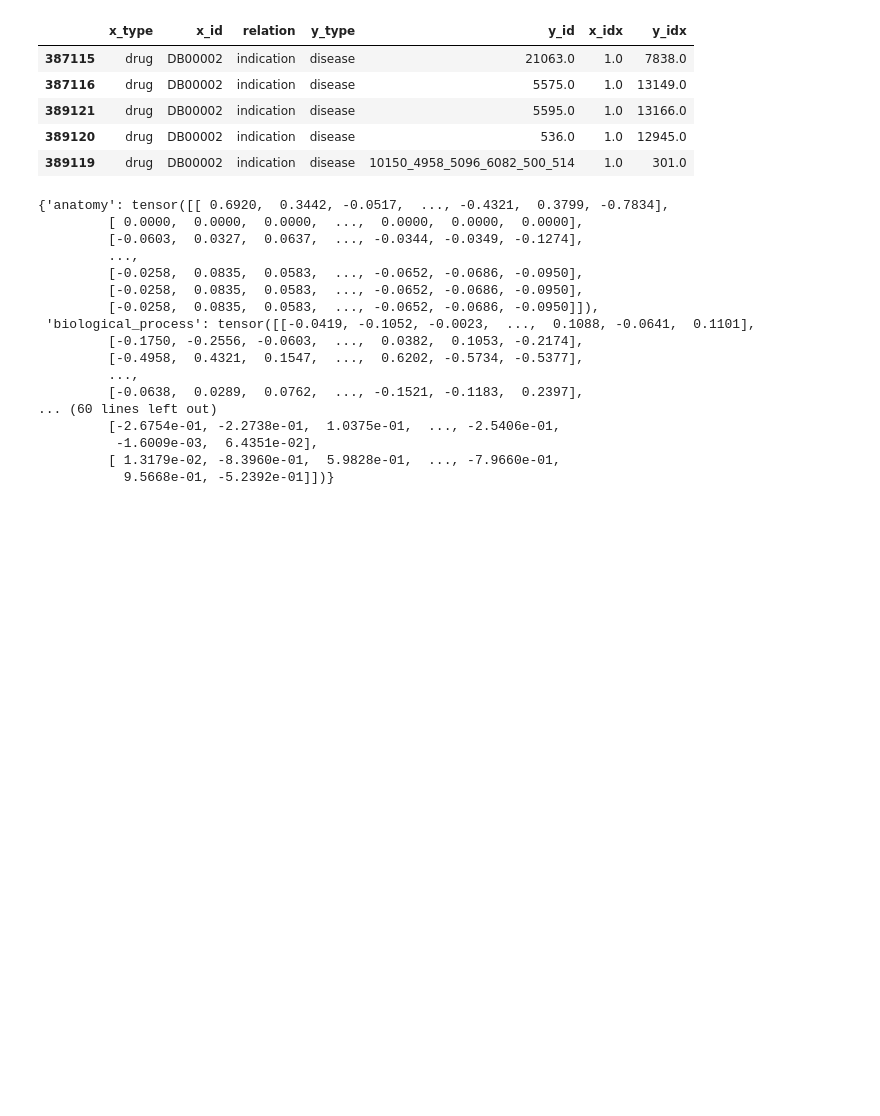
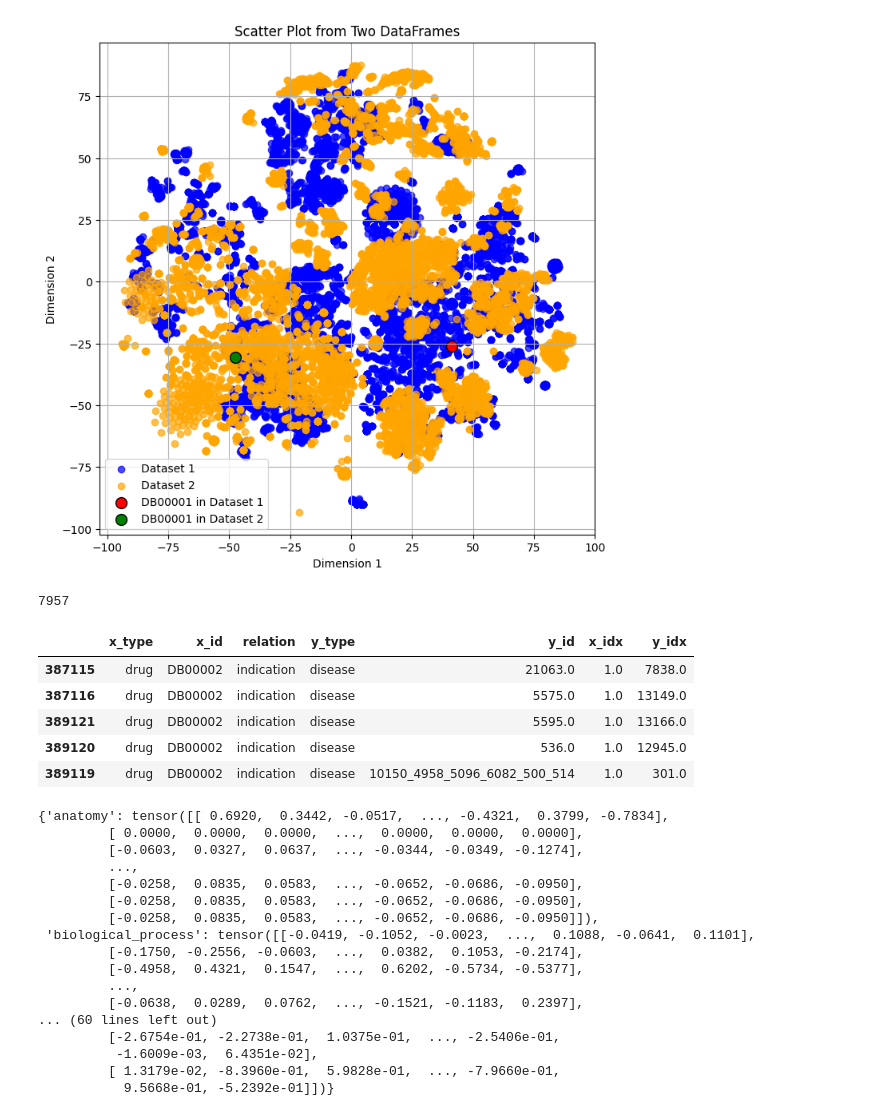
Before and after one commit to antahiap/TxGNN, a Jupyter notebook: notebooks/02_make_demo_jsons.ipynb, the cells around one changed output. Saved outputs shown, nothing was run; the diff lists cells and outputs as text; code cells hidden in the pictures; blank space fills up the shorter version.

Commit message:
demo input drug_tsne

```diff
--- a/notebooks/02_make_demo_jsons.ipynb
+++ b/notebooks/02_make_demo_jsons.ipynb
@@ -83,0 +112,8 @@ df_kg = pd.read_csv('../../../.images/neo4j/data_primekg/kg_directed.csv')
+# %%
+a = Tx_data.retrieve_id_mapping()
+# %%
+from sklearn.manifold import TSNE
+
+# Apply t-SNE
+tsne = TSNE(n_components=2, perplexity=100, random_state=42)
+drug_tsne_results = tsne.fit_transform(drug)
@@ -83,0 +149,8 @@ df_kg = pd.read_csv('../../../.images/neo4j/data_primekg/kg_directed.csv')
+# %%
+dir_path = '/home/apakiman/Repo/merck_gds_explr/submodules/Drug_Explorer/drug_server/txgnn_data'
+repo_file = f'{dir_path}/drug_tsne_repo.json'
+gen_file = f'{dir_path}/drug_tsne.json'
+
+
+df_repo = convert_df(repo_file)
+df_gen = convert_df(gen_file)
@@ -84,3 +166,45 @@ df_kg = pd.read_csv('../../../.images/neo4j/data_primekg/kg_directed.csv')
+# %%
+import matplotlib.pyplot as plt
+
+# Plot settings
+plt.figure(figsize=(8, 8))
+
+# Plot data from df1
+plt.scatter(df_repo["x"], df_repo["y"], color="blue", alpha=0.7, label="Dataset 1")
+
+# Plot data from df2
+plt.scatter(df_gen["x"], df_gen["y"], color="orange", alpha=0.7, label="Dataset 2")
+
+# Highlight 'DB00001' in both datasets, if present
+highlight_id = "DB00102"
+if highlight_id in df_repo["id"].values:
+    df1_highlight = df_repo[df_repo["id"] == highlight_id]
+    plt.scatter(
+        df1_highlight["x"], df1_highlight["y"], color="red", edgecolor="black", s=100, label="DB00001 in Dataset 1"
+    )
+
+if highlight_id in df_gen["id"].values:
+    df2_highlight = df_gen[df_gen["id"] == highlight_id]
+    plt.scatter(
+        df2_highlight["x"], df2_highlight["y"], color="green", edgecolor="black", s=100, label="DB00001 in Dataset 2"
+    )
+
+# Add labels and legend
+plt.title("Scatter Plot from Two DataFrames")
+plt.xlabel("Dimension 1")
+plt.ylabel("Dimension 2")
+plt.legend()
+plt.grid(True)
+
+# Show plot
+plt.show()
+# %% [output]
+[figure, added]
+# %%
+len(drug_tsne)
+len(a['idx2id_drug'].keys())
+# %% [output]
+7957
 # %%
 
 df_kg[df_kg['relation']=='indication'].sort_values('x_id').head()
```
Also changed, not shown: parts of 18 cells of this notebook, 3 other files.
